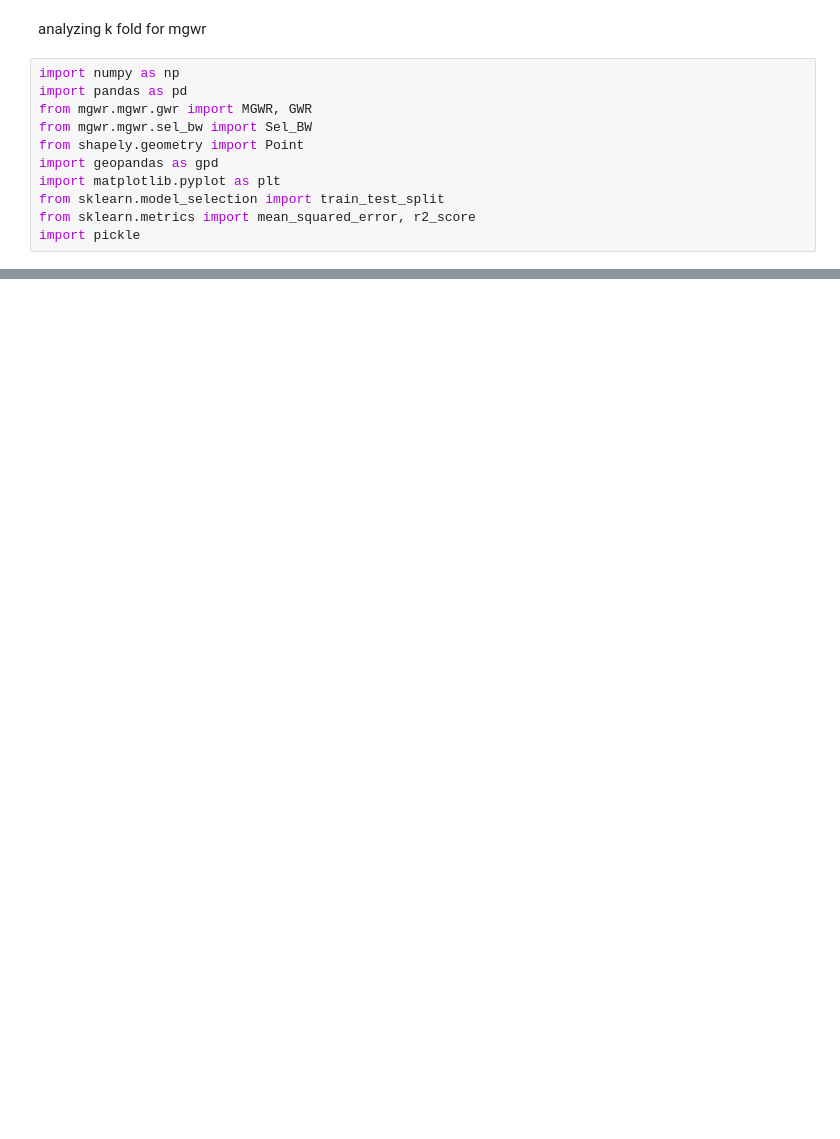
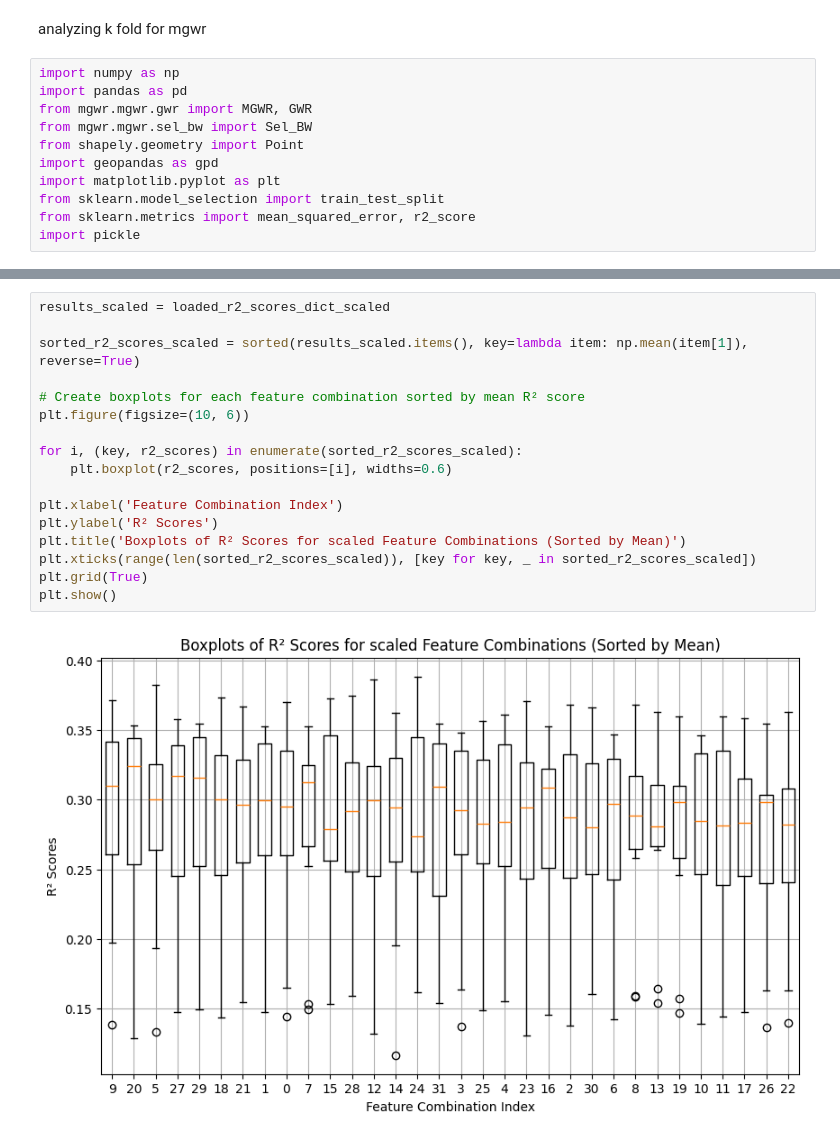
Before and after one commit to abechens/GeoHab-2025, a Jupyter notebook: src/proto/k_fold_investigate-combination.ipynb, the cells around one changed output, grey strips where cells are left out. Cells and saved outputs as stored; diff of their text form; blank space fills up the shorter version.

```diff
--- a/src/proto/k_fold_investigate-combination.ipynb
+++ b/src/proto/k_fold_investigate-combination.ipynb
@@ -42,0 +42,19 @@ TypeError: unsupported operand type(s) for -: 'dict' and 'dict'
+# %%
+results_scaled = loaded_r2_scores_dict_scaled
+
+sorted_r2_scores_scaled = sorted(results_scaled.items(), key=lambda item: np.mean(item[1]), reverse=True)
+
+# Create boxplots for each feature combination sorted by mean R² score
+plt.figure(figsize=(10, 6))
+
+for i, (key, r2_scores) in enumerate(sorted_r2_scores_scaled):
+    plt.boxplot(r2_scores, positions=[i], widths=0.6)
+
+plt.xlabel('Feature Combination Index')
+plt.ylabel('R² Scores')
+plt.title('Boxplots of R² Scores for scaled Feature Combinations (Sorted by Mean)')
+plt.xticks(range(len(sorted_r2_scores_scaled)), [key for key, _ in sorted_r2_scores_scaled])
+plt.grid(True)
+plt.show()
+# %% [output]
+[figure, added]
```
Also changed, not shown: parts of 5 cells of this notebook, 7 other files.
